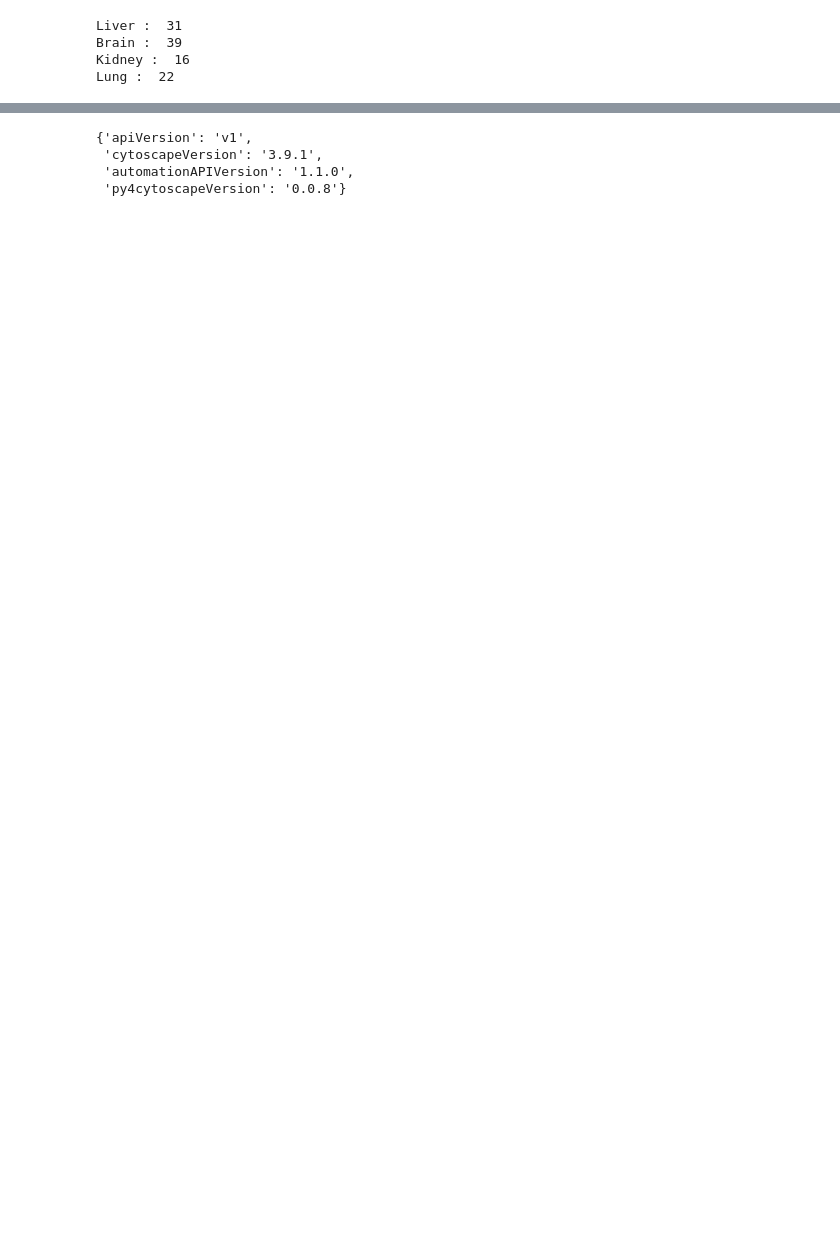
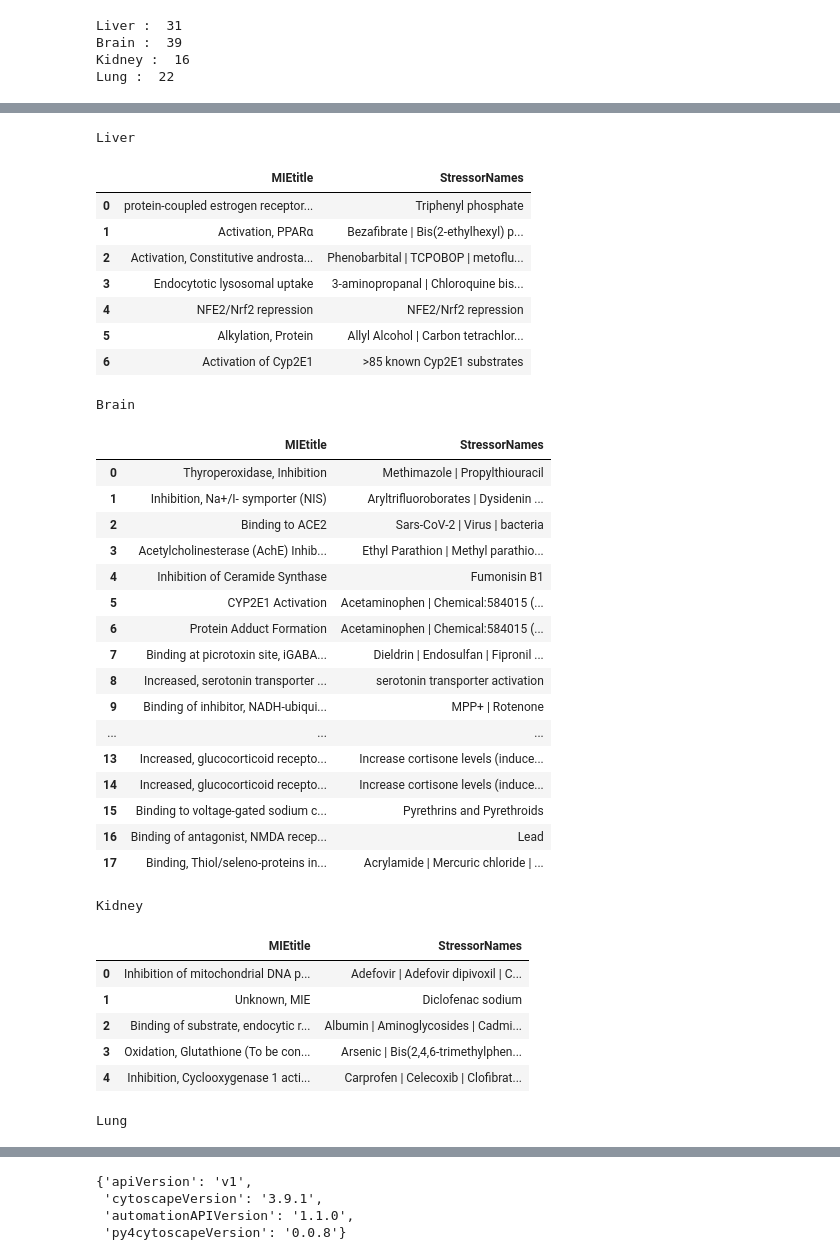
Before and after one commit to TXG-MAP/AOP-Networks, a Jupyter notebook: TSVtoNetwork.ipynb, the cells around one changed output, grey strips where cells are left out. Cells and saved outputs as stored; diff of their text form; code cells hidden in the pictures; blank space fills up the shorter version.

```diff
--- a/TSVtoNetwork.ipynb
+++ b/TSVtoNetwork.ipynb
@@ -152,7 +237,7 @@ for item in organdict:
                 nKE[KE]=1
             else:
                 nKE[KE]+=1
-
+    print("Number of KEs in network of "+item+": "+str(len(colorKE)))
     # Create dictionary for size (corresponding with amount of times present in AOP-Wiki)
     for KE in nKE:
         nKE[KE]=(40+(10*nKE[KE]))
@@ -167,7 +252,6 @@ for item in organdict:
 
     kertable = kertable.drop_duplicates()
     print("Number of KERs for AOP network of " + item + ": "+str(len(kertable)))
-    kertable.to_csv("output/"+item+'_KERs.csv', index=False)
 
     # Create nodes dataframe
     nodes = pd.DataFrame(data={'id': pd.concat([kertable['KEup'], kertable['KEdown']]).unique(), 'group': 'A', 'score': 20})
@@ -281,0 +368,55 @@ This file already exists. A Cytoscape popup will be generated to confirm overwri
+# %%
+for organ in organdict:
+    print(organ)
+    mietable = pd.DataFrame(columns=['MIEtitle','StressorNames'])
+    for AOP in organdict[organ]:
+        sparqlquery = '''select distinct ?MIEtitle (group_concat (distinct ?StressorName; separator=" | ") as ?StressorNames)
+where {<'''+AOP+'''> a aopo:AdverseOutcomePathway ; aopo:has_molecular_initiating_event ?MIE;  nci:C54571 ?Stressor .
+                           ?MIE dc:title ?MIEtitle .
+                            ?Stressor dc:title ?StressorName.
+                           }'''
+        AOPWikiSPARQL.setQuery(sparqlquery)
+        results = AOPWikiSPARQL.query().convert()
+        for result in results["results"]["bindings"]:
+            mietable = mietable.append({
+                'MIEtitle': result["MIEtitle"]["value"],
+                'StressorNames': result["StressorNames"]["value"]
+            }, ignore_index=True)
+    mietable.to_csv('output/'+organ+'-MIEs.tsv', sep='\t', index=False, encoding='utf-8')
+    display(mietable)
+# %% [output]
+Liver
+|  | MIEtitle | StressorNames |
+| 0 | protein-coupled estrogen receptor... | Triphenyl phosphate |
+| 1 | Activation, PPARα | Bezafibrate | Bis(2-ethylhexyl) p... |
+| 2 | Activation, Constitutive androsta... | Phenobarbital | TCPOBOP | metoflu... |
+| 3 | Endocytotic lysosomal uptake | 3-aminopropanal | Chloroquine bis... |
+| 4 | NFE2/Nrf2 repression | NFE2/Nrf2 repression |
+| 5 | Alkylation, Protein | Allyl Alcohol | Carbon tetrachlor... |
+| 6 | Activation of Cyp2E1 | >85 known Cyp2E1 substrates |
+Brain
+|  | MIEtitle | StressorNames |
+| 0 | Thyroperoxidase, Inhibition | Methimazole | Propylthiouracil |
+| 1 | Inhibition, Na+/I- symporter (NIS) | Aryltrifluoroborates | Dysidenin ... |
+| 2 | Binding to ACE2 | Sars-CoV-2 | Virus | bacteria |
+| 3 | Acetylcholinesterase (AchE) Inhib... | Ethyl Parathion | Methyl parathio... |
+| 4 | Inhibition of Ceramide Synthase | Fumonisin B1 |
+| 5 | CYP2E1 Activation | Acetaminophen | Chemical:584015 (... |
+| 6 | Protein Adduct Formation | Acetaminophen | Chemical:584015 (... |
+| 7 | Binding at picrotoxin site, iGABA... | Dieldrin | Endosulfan | Fipronil ... |
+| 8 | Increased, serotonin transporter ... | serotonin transporter activation |
+| 9 | Binding of inhibitor, NADH-ubiqui... | MPP+ | Rotenone |
+| ... | ... | ... |
+| 13 | Increased, glucocorticoid recepto... | Increase cortisone levels (induce... |
+| 14 | Increased, glucocorticoid recepto... | Increase cortisone levels (induce... |
+| 15 | Binding to voltage-gated sodium c... | Pyrethrins and Pyrethroids |
+| 16 | Binding of antagonist, NMDA recep... | Lead |
+| 17 | Binding, Thiol/seleno-proteins in... | Acrylamide | Mercuric chloride | ... |
+Kidney
+|  | MIEtitle | StressorNames |
+| 0 | Inhibition of mitochondrial DNA p... | Adefovir | Adefovir dipivoxil | C... |
+| 1 | Unknown, MIE | Diclofenac sodium |
+| 2 | Binding of substrate, endocytic r... | Albumin | Aminoglycosides | Cadmi... |
+| 3 | Oxidation, Glutathione (To be con... | Arsenic | Bis(2,4,6-trimethylphen... |
+| 4 | Inhibition, Cyclooxygenase 1 acti... | Carprofen | Celecoxib | Clofibrat... |
+Lung
```
Also changed, not shown: parts of 5 cells of this notebook, 18 other files.
